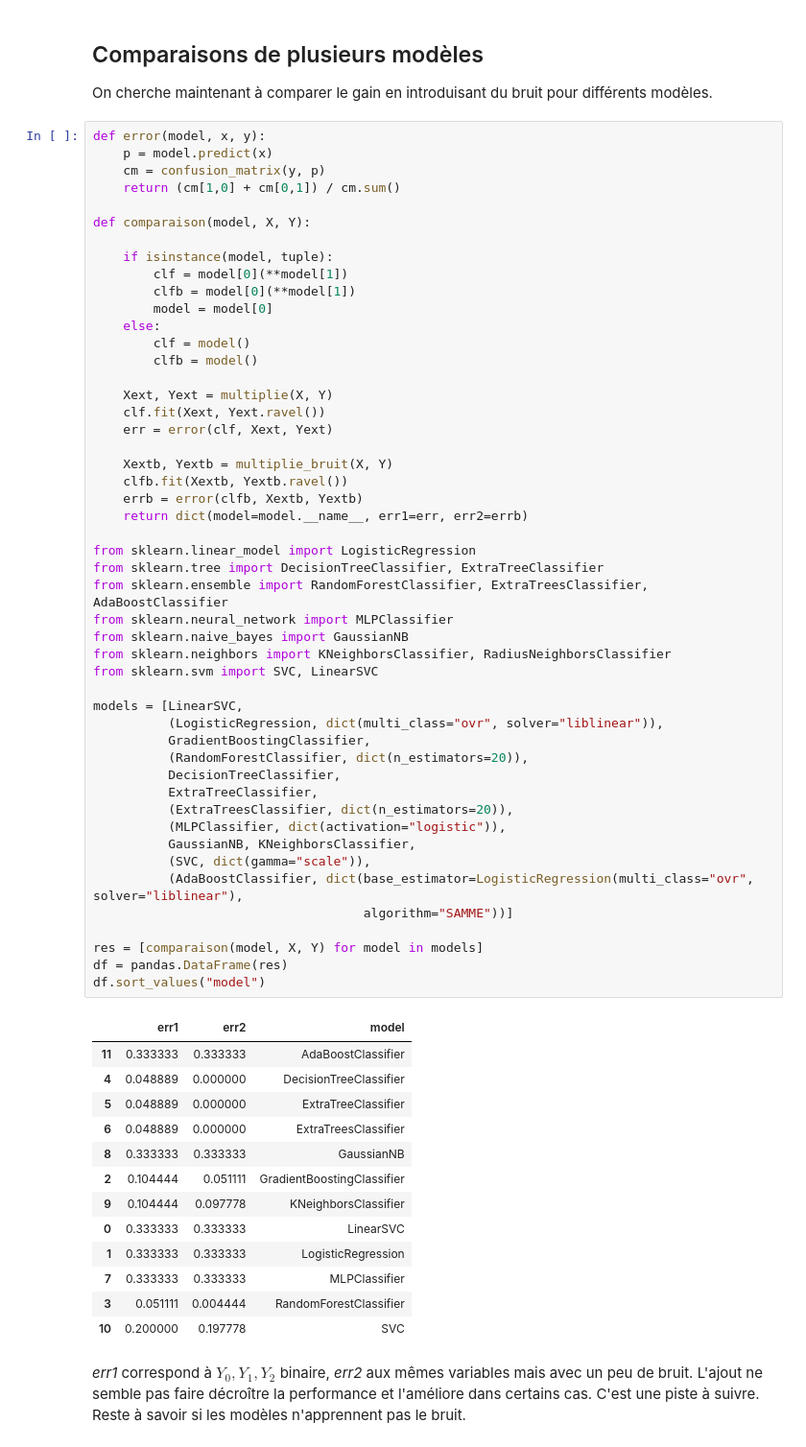
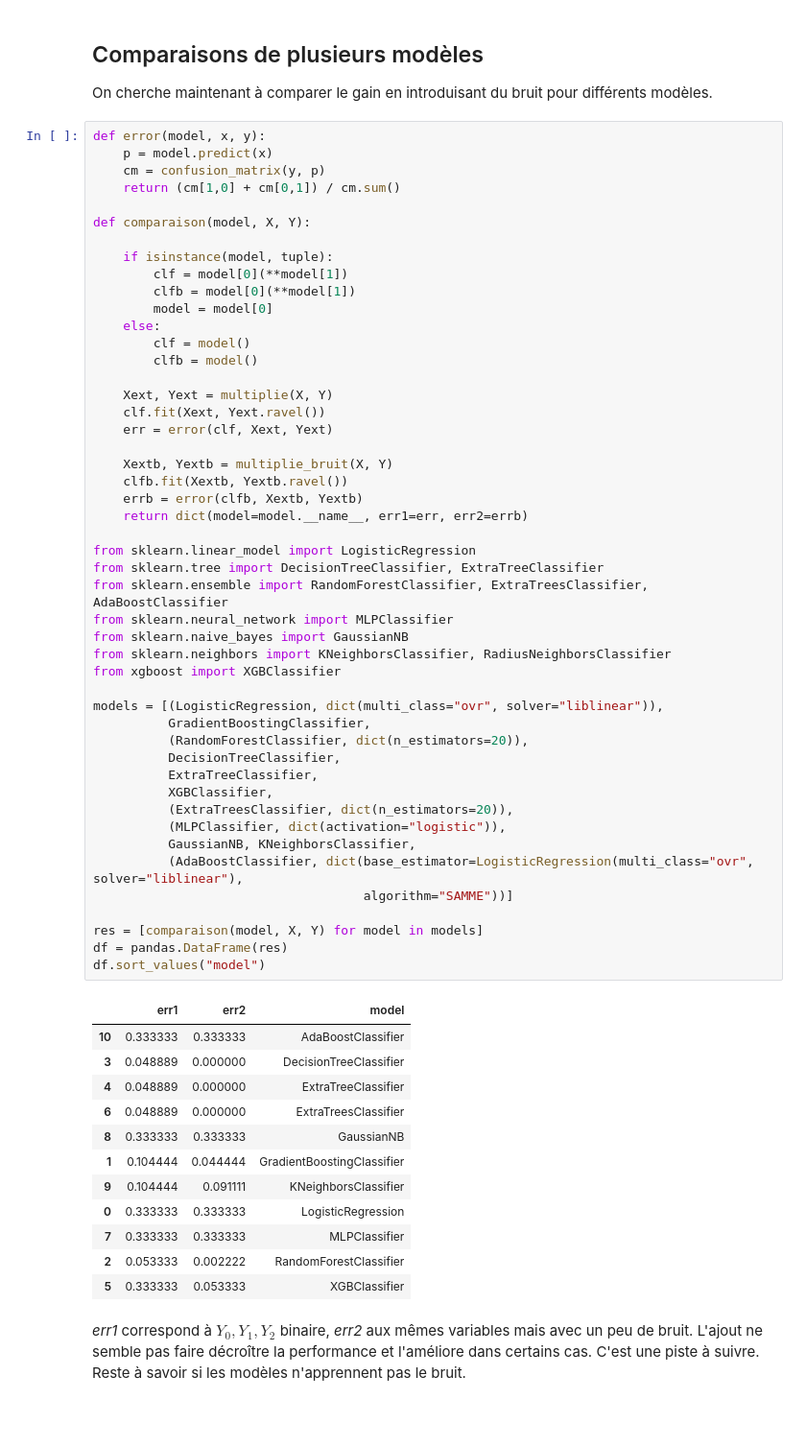
Before and after one commit to sdpython/mlstatpy, a Jupyter notebook: _doc/notebooks/dsgarden/discret_gradient.ipynb, the cells around one changed output. Shown at 96% size. Drawn from its saved outputs; the diff is of its cells as text; blank space fills up the shorter version.

Commit message:
use of xgboost

```diff
--- a/_doc/notebooks/dsgarden/discret_gradient.ipynb
+++ b/_doc/notebooks/dsgarden/discret_gradient.ipynb
@@ -213,49 +213,47 @@ def comparaison(model, X, Y):
     clf.fit(Xext, Yext.ravel())
     err = error(clf, Xext, Yext)
 
     Xextb, Yextb = multiplie_bruit(X, Y)
     clfb.fit(Xextb, Yextb.ravel())
     errb = error(clfb, Xextb, Yextb)
     return dict(model=model.__name__, err1=err, err2=errb)
 
 from sklearn.linear_model import LogisticRegression
 from sklearn.tree import DecisionTreeClassifier, ExtraTreeClassifier
 from sklearn.ensemble import RandomForestClassifier, ExtraTreesClassifier, AdaBoostClassifier
 from sklearn.neural_network import MLPClassifier
 from sklearn.naive_bayes import GaussianNB
 from sklearn.neighbors import KNeighborsClassifier, RadiusNeighborsClassifier
-from sklearn.svm import SVC, LinearSVC
+from xgboost import XGBClassifier
 
-models = [LinearSVC,
-          (LogisticRegression, dict(multi_class="ovr", solver="liblinear")),
+models = [(LogisticRegression, dict(multi_class="ovr", solver="liblinear")),
           GradientBoostingClassifier,
           (RandomForestClassifier, dict(n_estimators=20)),
           DecisionTreeClassifier,
           ExtraTreeClassifier,
+          XGBClassifier,
           (ExtraTreesClassifier, dict(n_estimators=20)),
           (MLPClassifier, dict(activation="logistic")),
           GaussianNB, KNeighborsClassifier,
-          (SVC, dict(gamma="scale")),
           (AdaBoostClassifier, dict(base_estimator=LogisticRegression(multi_class="ovr", solver="liblinear"),
                                     algorithm="SAMME"))]
 
 res = [comparaison(model, X, Y) for model in models]
 df = pandas.DataFrame(res)
 df.sort_values("model")
 # %% [output]
 |  | err1 | err2 | model |
-| 11 | 0.333333 | 0.333333 | AdaBoostClassifier |
-| 4 | 0.048889 | 0.000000 | DecisionTreeClassifier |
-| 5 | 0.048889 | 0.000000 | ExtraTreeClassifier |
+| 10 | 0.333333 | 0.333333 | AdaBoostClassifier |
+| 3 | 0.048889 | 0.000000 | DecisionTreeClassifier |
+| 4 | 0.048889 | 0.000000 | ExtraTreeClassifier |
 | 6 | 0.048889 | 0.000000 | ExtraTreesClassifier |
 | 8 | 0.333333 | 0.333333 | GaussianNB |
-| 2 | 0.104444 | 0.051111 | GradientBoostingClassifier |
-| 9 | 0.104444 | 0.097778 | KNeighborsClassifier |
-| 0 | 0.333333 | 0.333333 | LinearSVC |
-| 1 | 0.333333 | 0.333333 | LogisticRegression |
+| 1 | 0.104444 | 0.044444 | GradientBoostingClassifier |
+| 9 | 0.104444 | 0.091111 | KNeighborsClassifier |
+| 0 | 0.333333 | 0.333333 | LogisticRegression |
 | 7 | 0.333333 | 0.333333 | MLPClassifier |
-| 3 | 0.051111 | 0.004444 | RandomForestClassifier |
-| 10 | 0.200000 | 0.197778 | SVC |
+| 2 | 0.053333 | 0.002222 | RandomForestClassifier |
+| 5 | 0.333333 | 0.053333 | XGBClassifier |
 # %% [markdown]
 *err1* correspond à $Y_0, Y_1, Y_2$ binaire, *err2* aux mêmes variables mais avec un peu de bruit. L'ajout ne semble pas faire décroître la performance et l'améliore dans certains cas. C'est une piste à suivre. Reste à savoir si les modèles n'apprennent pas le bruit.
 # %% [markdown]
```
Also changed, not shown: parts of 9 cells of this notebook, 4 other files.
